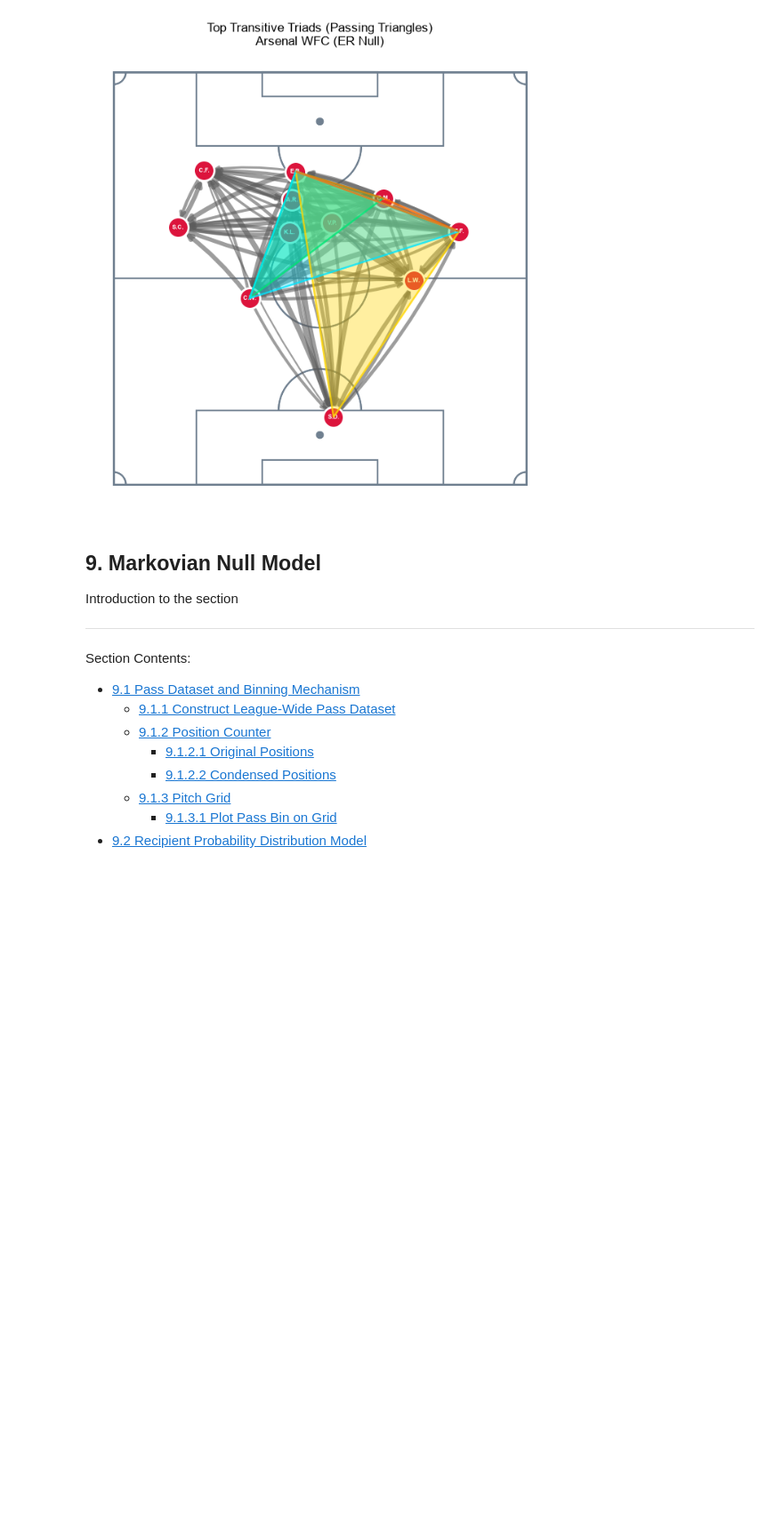
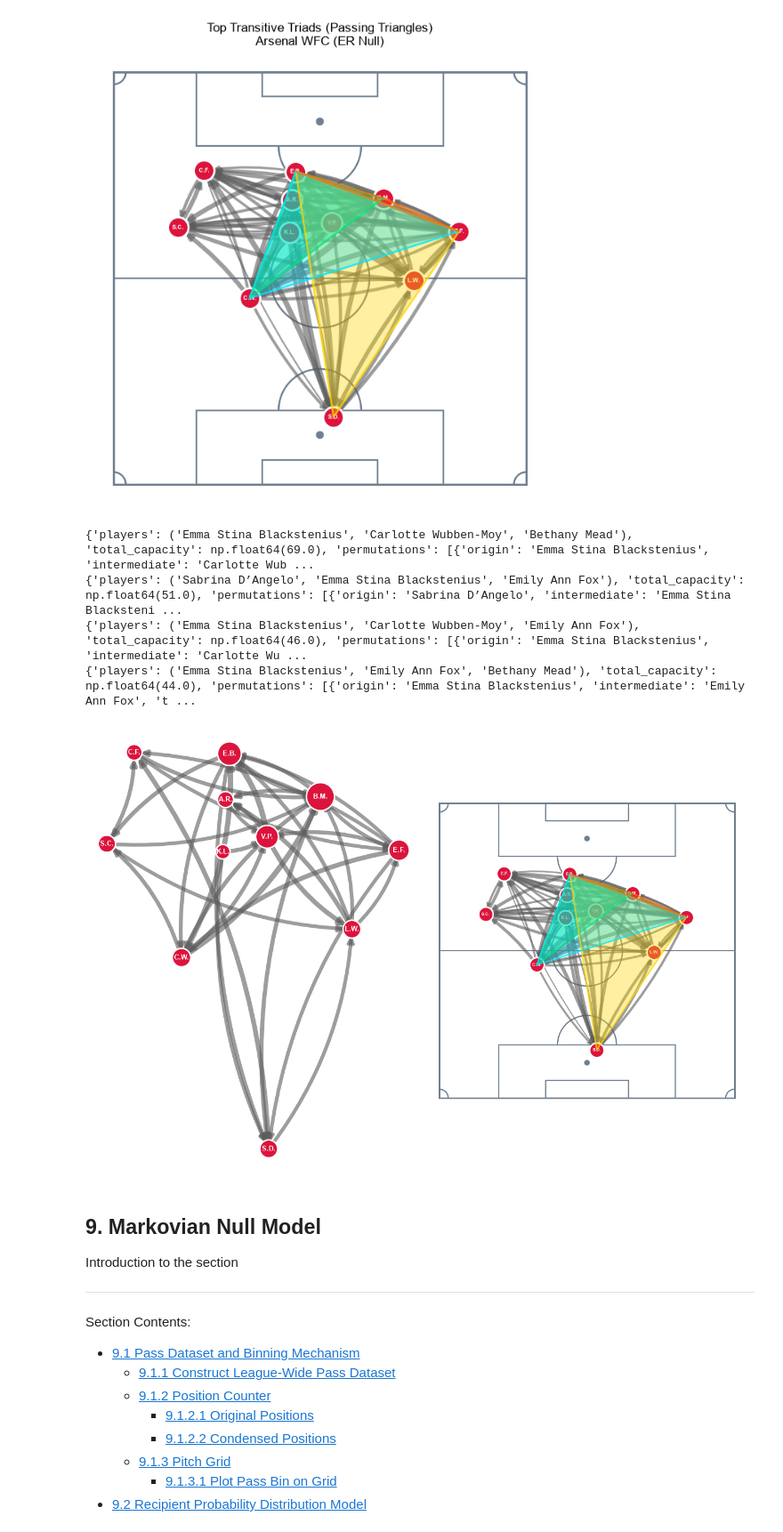
Before and after one commit to LukeBirkett/study-planner, a Jupyter notebook: 981G5_Network_Science/assessment/code/notebook_2.ipynb, the cells around one changed output. Shown at 89% size. Cells and saved outputs as stored; diff of their text form; code cells hidden in the pictures; blank space fills up the shorter version.

```diff
--- a/981G5_Network_Science/assessment/code/notebook_2.ipynb
+++ b/981G5_Network_Science/assessment/code/notebook_2.ipynb
@@ -1291,6 +1317,38 @@ plt.show()
 {'players': ('Emma Stina Blackstenius', 'Carlotte Wubben-Moy', 'Emily Ann Fox'), 'total_capacity': np.float64(46.0), 'permutations': [{'origin': 'Emma Stina Blackstenius', 'intermediate': 'Carlotte Wu ...
 {'players': ('Emma Stina Blackstenius', 'Emily Ann Fox', 'Bethany Mead'), 'total_capacity': np.float64(44.0), 'permutations': [{'origin': 'Emma Stina Blackstenius', 'intermediate': 'Emily Ann Fox', 't ...
 [figure]
+# %%
+# Set combined figure size (double the width while keeping single-plot height)
+FIG_SIZE = (13.0, 9.0)
+
+fig, axes = plt.subplots(1, 2, figsize=FIG_SIZE, facecolor='#ffffff')
+
+# --- Plot 1: Passmap with Betweenness Centrality ---
+G_null_thres = hp.filter_graph_edges(G_null_er, min_weight=10)
+
+hp.plot_passmap_frameless(
+    G=G_null_thres,
+    ax=axes[0],
+    node_scores=betweenness_dict_ER,
+)
+axes[0].set_title("")
+
+# --- Plot 2: Top Transitive Triads ---
+hp.draw_vertical_pitch(ax=axes[1])
+hp.plot_passmap_on_pitch(G_null_er, ax=axes[1])
+hp.plot_transitive_triads_updated(G=G_null_er, triads=triad_clust_er, top_n=4, ax=axes[1])
+axes[1].set_title("")
+
+fig.suptitle("")
+
+plt.tight_layout()
+plt.show()
+# %% [output]
+{'players': ('Emma Stina Blackstenius', 'Carlotte Wubben-Moy', 'Bethany Mead'), 'total_capacity': np.float64(69.0), 'permutations': [{'origin': 'Emma Stina Blackstenius', 'intermediate': 'Carlotte Wub ...
+{'players': ('Sabrina D’Angelo', 'Emma Stina Blackstenius', 'Emily Ann Fox'), 'total_capacity': np.float64(51.0), 'permutations': [{'origin': 'Sabrina D’Angelo', 'intermediate': 'Emma Stina Blacksteni ...
+{'players': ('Emma Stina Blackstenius', 'Carlotte Wubben-Moy', 'Emily Ann Fox'), 'total_capacity': np.float64(46.0), 'permutations': [{'origin': 'Emma Stina Blackstenius', 'intermediate': 'Carlotte Wu ...
+{'players': ('Emma Stina Blackstenius', 'Emily Ann Fox', 'Bethany Mead'), 'total_capacity': np.float64(44.0), 'permutations': [{'origin': 'Emma Stina Blackstenius', 'intermediate': 'Emily Ann Fox', 't ...
+[figure, added]
 # %% [markdown]
 ## 9. Markovian Null Model
 Introduction to the section
```
Also changed, not shown: parts of 2 cells of this notebook, 15 other files.
